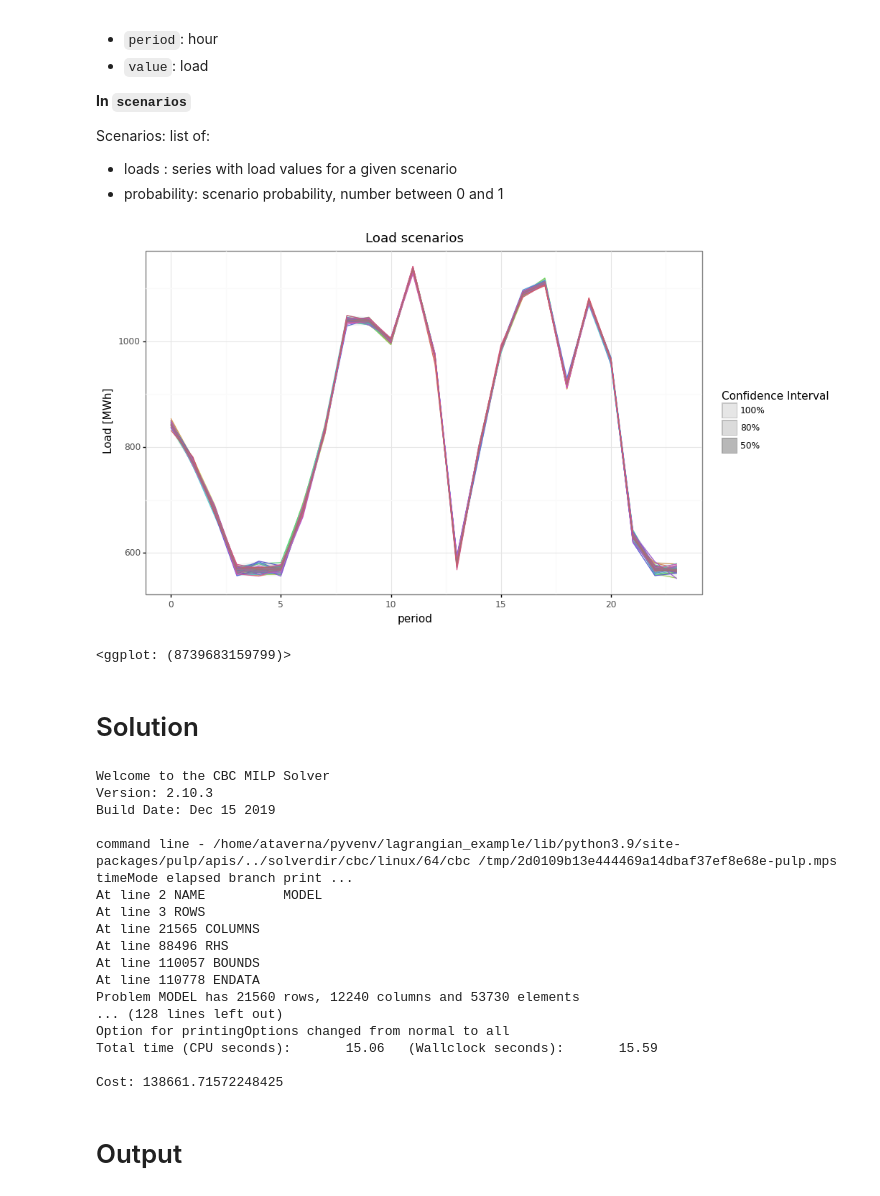
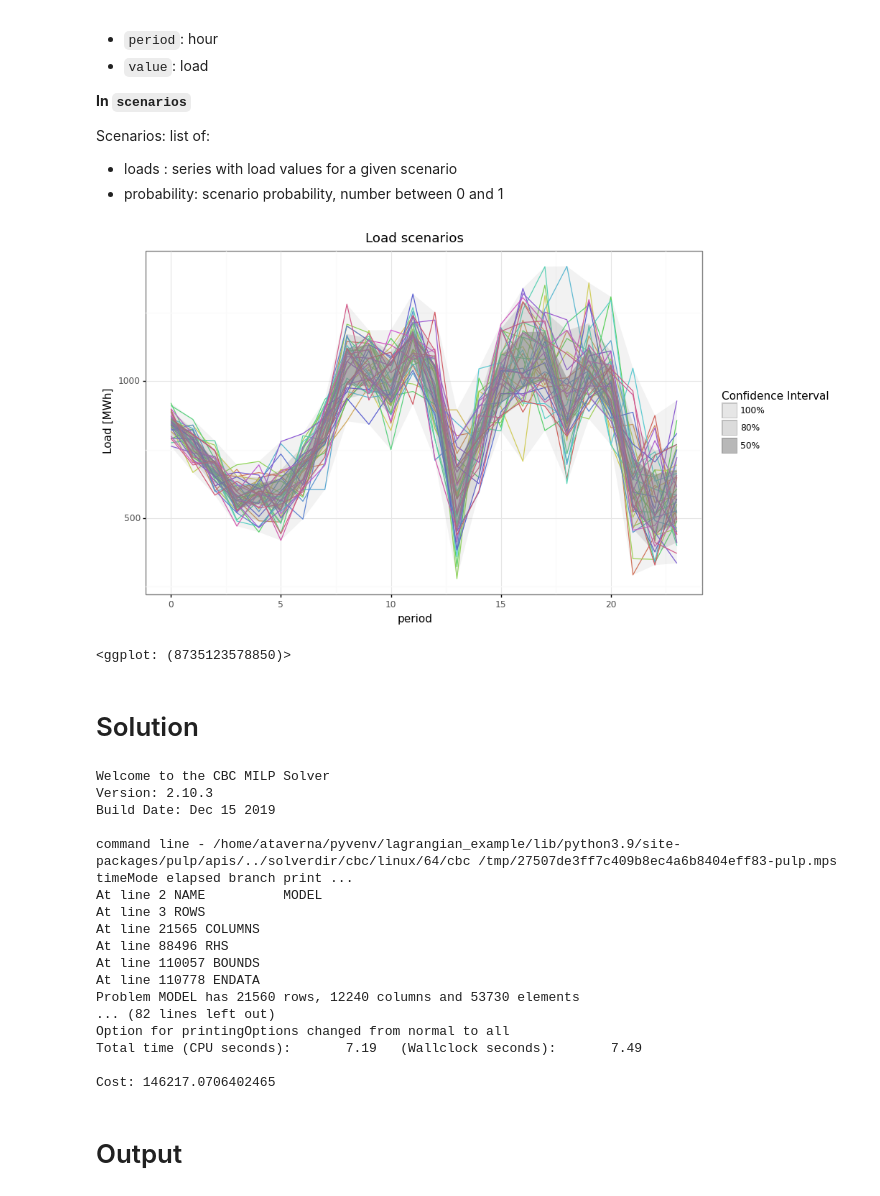
Before and after one commit to andrea-taverna/lagrangian_example, a Jupyter notebook: UCP_Stochastic.ipynb, the cells around one changed output. Cells and saved outputs as stored; diff of their text form; code cells hidden in the pictures.

Commit message:
Changed stdev algorithm for scenario generation

```diff
--- a/UCP_Stochastic.ipynb
+++ b/UCP_Stochastic.ipynb
@@ -82,11 +82,11 @@ Scenarios: list of:
 * loads : series with load values for a given scenario
 * probability: scenario probability, number between 0 and 1
 # %%
-scenarios = make_scenarios(data, 0.3, n=40)
+scenarios = make_scenarios(data, noise_ratio=0.15, n=40)
 charts.load(scenarios)
 # %% [output]
-[figure, old version]
+[figure, new version]
-<ggplot: (8739683159799)>
+<ggplot: (8735123578850)>
 # %% [markdown]
 # Solution
 # %%
@@ -99,7 +99,7 @@ Welcome to the CBC MILP Solver
 Version: 2.10.3
 Build Date: Dec 15 2019
 
-command line - /home/ataverna/pyvenv/lagrangian_example/lib/python3.9/site-packages/pulp/apis/../solverdir/cbc/linux/64/cbc /tmp/2d0109b13e444469a14dbaf37ef8e68e-pulp.mps timeMode elapsed branch print ...
+command line - /home/ataverna/pyvenv/lagrangian_example/lib/python3.9/site-packages/pulp/apis/../solverdir/cbc/linux/64/cbc /tmp/27507de3ff7c409b8ec4a6b8404eff83-pulp.mps timeMode elapsed branch print ...
 At line 2 NAME          MODEL
 At line 3 ROWS
 At line 21565 COLUMNS
@@ -107,11 +107,11 @@ At line 88496 RHS
 At line 110057 BOUNDS
 At line 110778 ENDATA
 Problem MODEL has 21560 rows, 12240 columns and 53730 elements
-... (128 lines left out)
+... (82 lines left out)
 Option for printingOptions changed from normal to all
-Total time (CPU seconds):       15.06   (Wallclock seconds):       15.59
+Total time (CPU seconds):       7.19   (Wallclock seconds):       7.49
 
-Cost: 138661.71572248425
+Cost: 146217.0706402465
 # %% [markdown]
 # Output
 # %%
```
Also changed, not shown: parts of 3 cells of this notebook, 1 other file.
